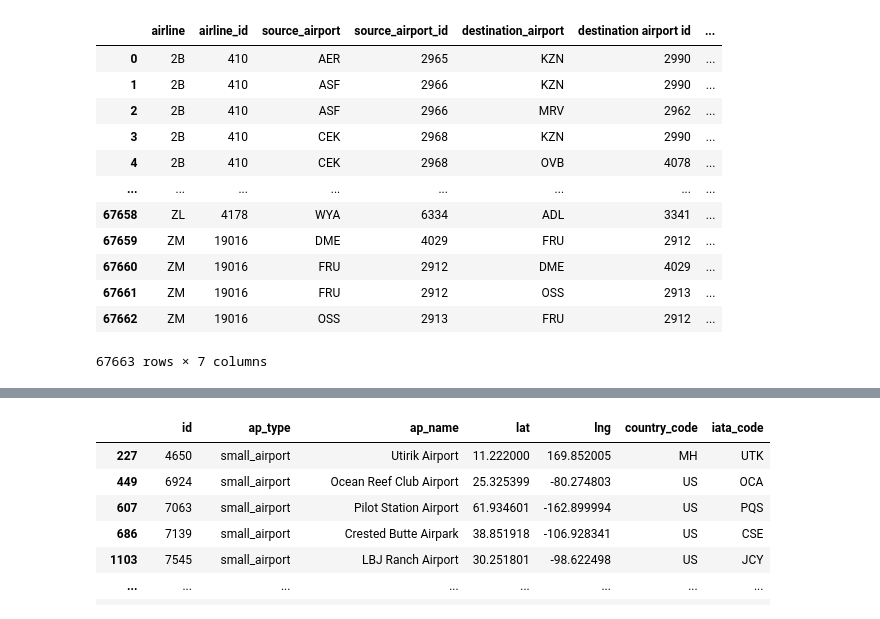
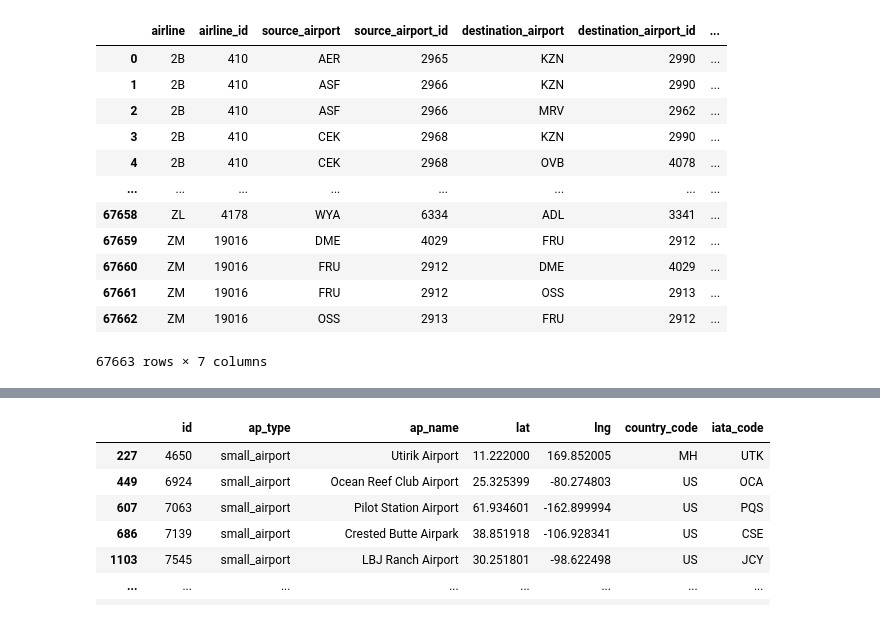
Before and after one commit to pete6184/ETL_Flight_Traffic_Info, a Jupyter notebook: Untitled.ipynb, the cells around one changed output, grey strips where cells are left out. Saved outputs shown, nothing was run; the diff lists cells and outputs as text; code cells hidden in the pictures.

```diff
--- a/Untitled.ipynb
+++ b/Untitled.ipynb
@@ -9,20 +12,21 @@ route_info = pd.read_csv("Data/routes.csv")
 # %%
 route_df = route_info.drop(columns=[" codeshare", " stops"])
 route_df.rename(columns={
     'airline ID': "airline_id",
     ' source airport': "source_airport",
     ' source airport id': "source_airport_id",
     ' destination apirport': "destination_airport",
-    ' equipment': "equiptment"
+    ' destination airport id': "destination_airport_id",
+    ' equipment': "equipment"
 }, inplace=True)
 
 
 # route_df = route_df[route_df["source_airport"] != "IKE", "IOT", "JJA", "JUU", "MLH", "QFN", "QJH",
 #                     "QUV", "QUW", "SHP", "SXF", "UPK", "XEQ", "ZBL"]
 
 route_df
 # %% [output]
-|  | airline | airline_id | source_airport | source_airport_id | destination_airport | destination airport id | ... |
+|  | airline | airline_id | source_airport | source_airport_id | destination_airport | destination_airport_id | ... |
 | 0 | 2B | 410 | AER | 2965 | KZN | 2990 | ... |
 | 1 | 2B | 410 | ASF | 2966 | KZN | 2990 | ... |
 | 2 | 2B | 410 | ASF | 2966 | MRV | 2962 | ... |
```
Also changed, not shown: parts of 7 cells of this notebook.
